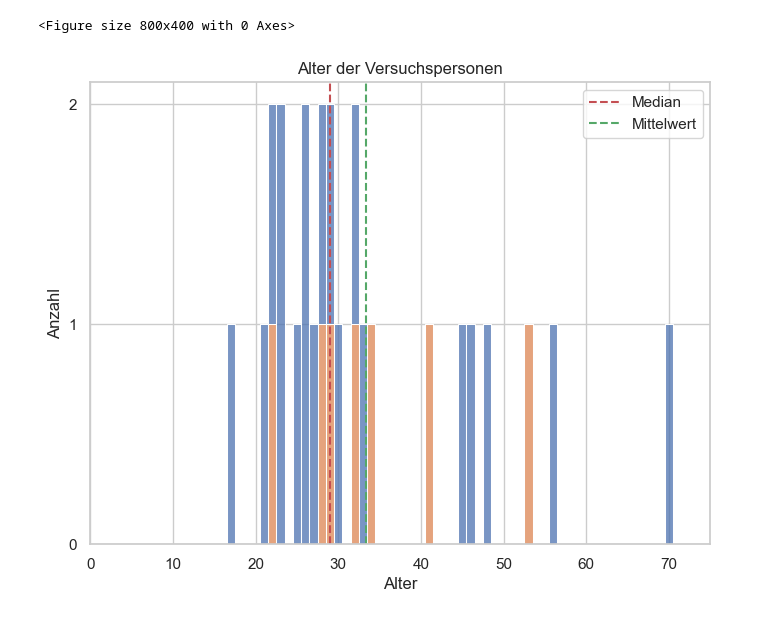
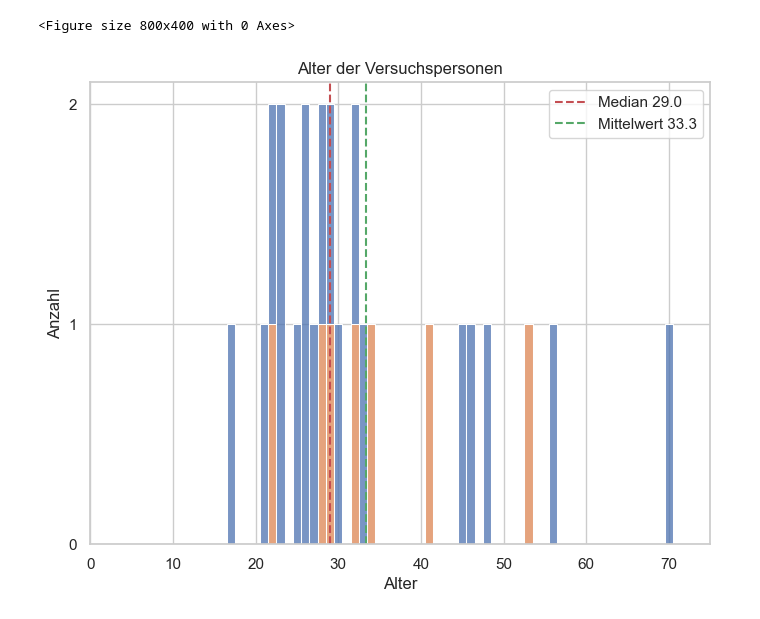
Before and after one commit to bkoern/Masterarbeit, a Jupyter notebook: Skripte/Versuchspersonen.ipynb, the cells around one changed output. Saved outputs shown, nothing was run; the diff lists cells and outputs as text; code cells hidden in the pictures.

```diff
--- a/Skripte/Versuchspersonen.ipynb
+++ b/Skripte/Versuchspersonen.ipynb
@@ -12,33 +12,34 @@ df['Alter'] = 2023 - df['Geburtsjahr']
 df['Geschlecht'] = df['Geschlecht'].replace({1: 'Frau', 2: 'Mann'})
 
 #print(df)
 
 plt.figure(figsize=(8, 4))
 sns.set(style="whitegrid")
 
 # DataFrame nach Geschlecht aufteilen
 male_data = df[df['Geschlecht'] == 'Mann']
 female_data = df[df['Geschlecht'] == 'Frau']
 
 plt.figure(figsize=(8, 6))
 sns.histplot(data=df, x='Alter', hue='Geschlecht', multiple='stack', discrete=True)
 
 ax = plt.gca()
 ax.yaxis.set_major_locator(plt.MaxNLocator(integer=True))
 plt.xlim(0, max(df['Alter']) + 5)
 
 median = np.median(df['Alter'])
 mean = np.mean(df['Alter'])
+meanstr = f'{mean:.1f}'
 
-plt.axvline(median, color='r', linestyle='--', label='Median')
-plt.axvline(mean, color='g', linestyle='--', label='Mittelwert')
+plt.axvline(median, color='r', linestyle='--', label='Median ' + str(median))
+plt.axvline(mean, color='g', linestyle='--', label=  'Mittelwert ' + meanstr)
 
 plt.title('Alter der Versuchspersonen')
 plt.xlabel('Alter')
 plt.ylabel('Anzahl')
 plt.legend()
 plt.savefig('../Visualisierungen/versuchspersonen/alter.png', dpi=300)
 plt.show()
 # %% [output]
 <Figure size 800x400 with 0 Axes>
-[figure, old version]
+[figure, new version]
```
Also changed, not shown: 4 other files.
